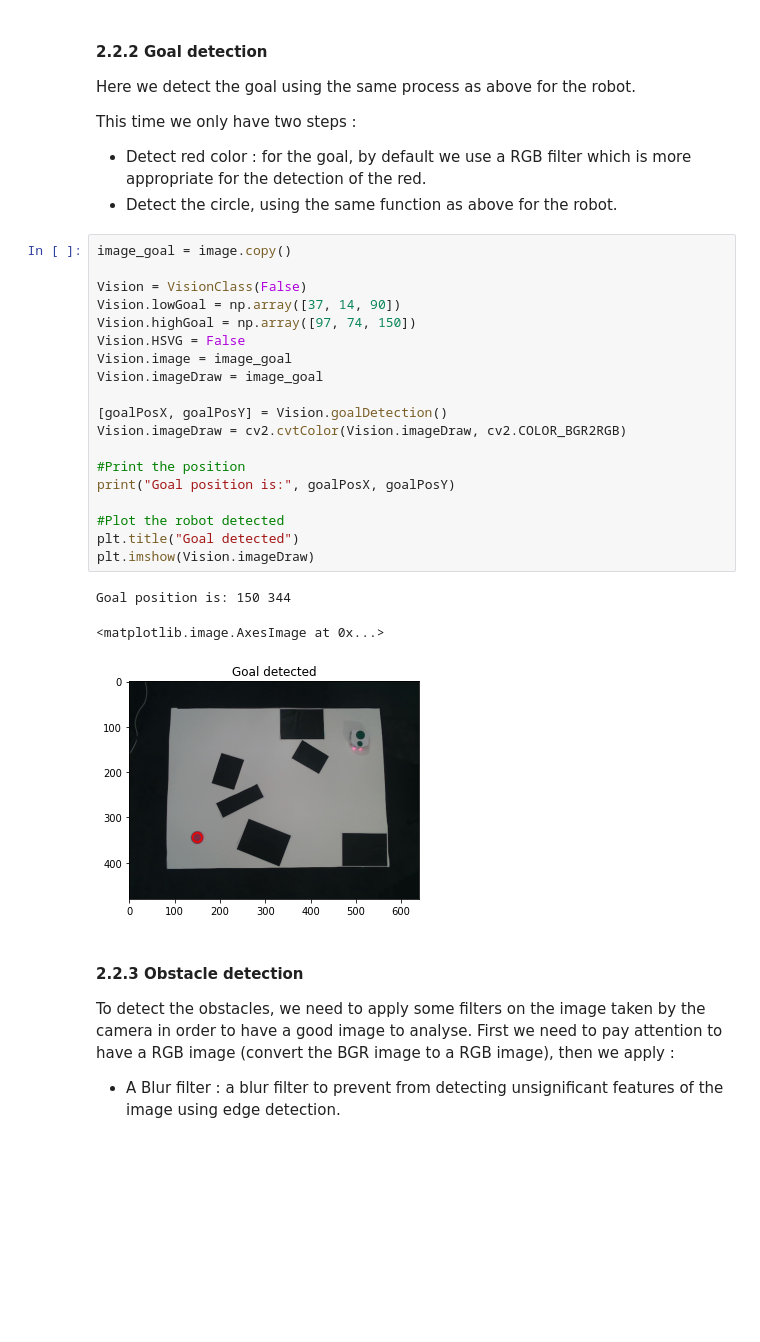
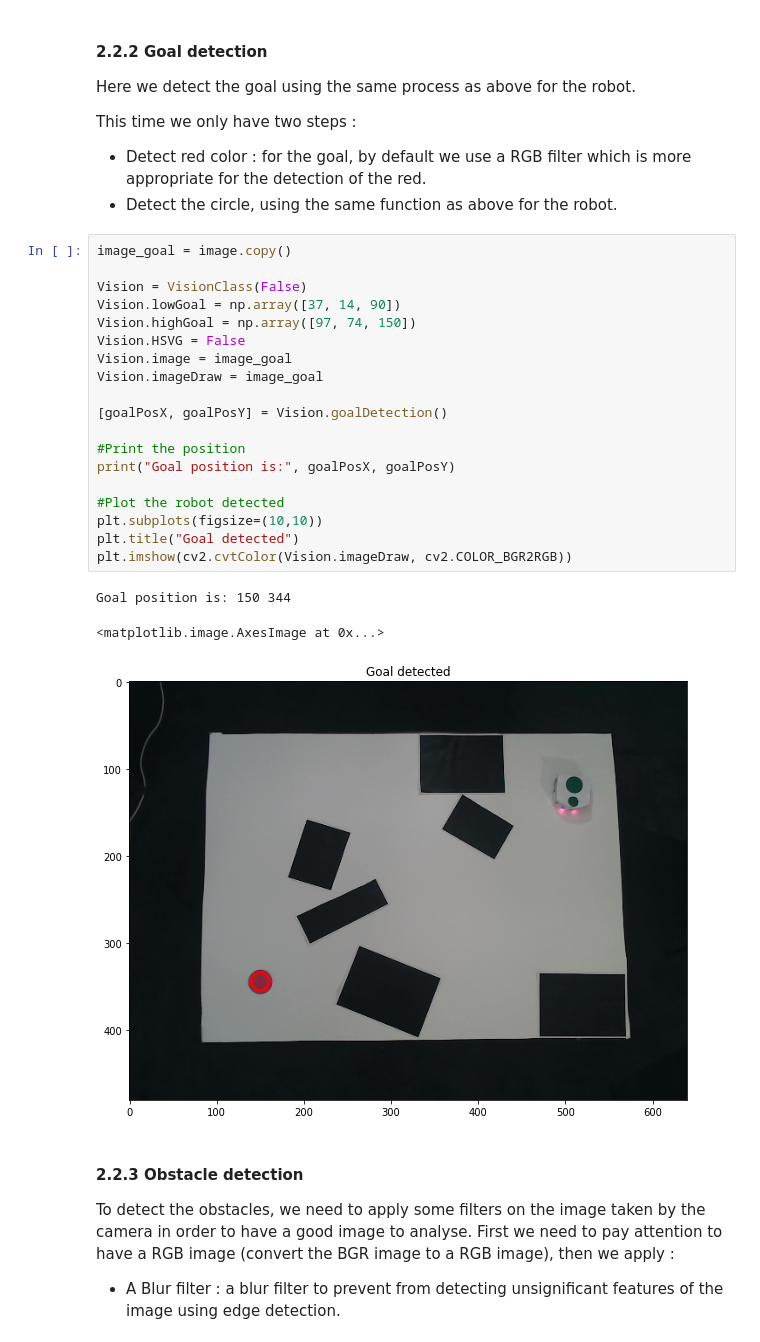
Before and after one commit to Batou1406/Mobile-Robotics-Project, a Jupyter notebook: Report_vision.ipynb, the cells around one changed output. Cells and saved outputs as stored; diff of their text form; blank space fills up the shorter version.

```diff
--- a/Report_vision.ipynb
+++ b/Report_vision.ipynb
@@ -154,26 +156,26 @@ This time we only have two steps :
 # %%
 image_goal = image.copy()
 
 Vision = VisionClass(False)
 Vision.lowGoal = np.array([37, 14, 90])
 Vision.highGoal = np.array([97, 74, 150])
 Vision.HSVG = False
 Vision.image = image_goal
 Vision.imageDraw = image_goal
 
 [goalPosX, goalPosY] = Vision.goalDetection()
-Vision.imageDraw = cv2.cvtColor(Vision.imageDraw, cv2.COLOR_BGR2RGB)
 
 #Print the position
 print("Goal position is:", goalPosX, goalPosY)
 
 #Plot the robot detected
+plt.subplots(figsize=(10,10))
 plt.title("Goal detected")
-plt.imshow(Vision.imageDraw)
+plt.imshow(cv2.cvtColor(Vision.imageDraw, cv2.COLOR_BGR2RGB))
 # %% [output]
 Goal position is: 150 344
 <matplotlib.image.AxesImage at 0x...>
-[figure, old version]
+[figure, new version]
 # %% [markdown]
 #### 2.2.3 Obstacle detection
 
```
Also changed, not shown: parts of 14 cells of this notebook.
